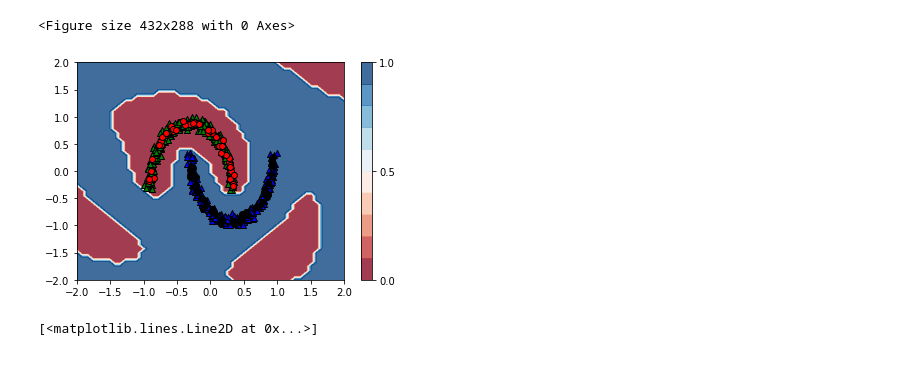
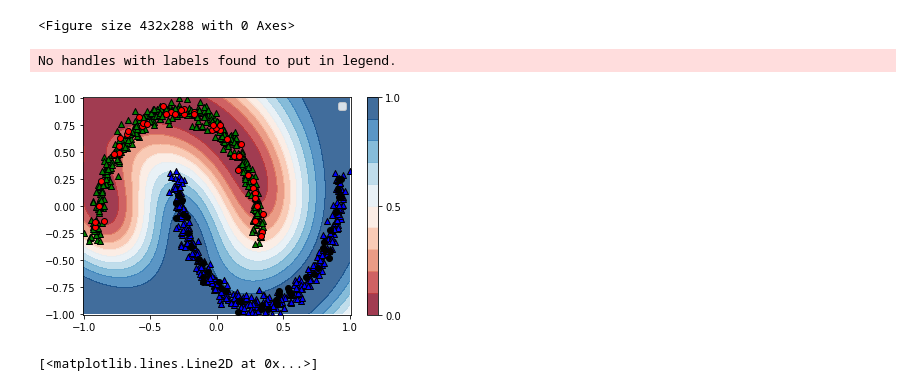
Before and after one commit to kareem1925/Ismailia-school-of-AI, a Jupyter notebook: quantum_gradients/universal_qubit_classifier_gradient_descent.ipynb, the cells around one changed output. Cells and saved outputs as stored; diff of their text form; code cells hidden in the pictures.

Commit message:
added figure and saved weights

```diff
--- a/quantum_gradients/universal_qubit_classifier_gradient_descent.ipynb
+++ b/quantum_gradients/universal_qubit_classifier_gradient_descent.ipynb
@@ -223,7 +223,7 @@ print(classification_report(np.array(pred).round(),y_test))
    macro avg       1.00      1.00      1.00        90
 weighted avg       1.00      1.00      1.00        90
 # %%
-xx, yy = np.meshgrid(np.linspace(-2, 2, 50), np.linspace(-2, 2, 50))
+xx, yy = np.meshgrid(np.linspace(-1, 1, 150), np.linspace(-1, 1, 150))
 X_grid = [np.array([x, y]) for x, y in zip(xx.flatten(), yy.flatten())]
 #X_grid = scale.transform(X_grid)
 #X_grid = MinMaxScaler(feature_range=(-1,1)).fit_transform(X_grid)
@@ -233,20 +233,22 @@ predictions_grid = [predict(var, x) for x in X_grid]
 # %% [output]
 <Figure size 432x288 with 0 Axes>
 # %%
-Z = np.reshape(predictions_grid, xx.shape).round()
+Z = np.reshape(predictions_grid, xx.shape)
 cm = plt.cm.RdBu
 cnt = plt.contourf(xx, yy, Z, levels=np.arange(0., 1.1, 0.1), cmap=cm, alpha=.8)
 plt.colorbar(cnt, ticks=[0, 0.5, 1])
-plt.scatter(x_train[:, 0][y_train==0], x_train[:, 1][y_train==0], c='g', marker='^', edgecolors='k')
+plt.scatter(x_train[:, 0][y_train==0], x_train[:, 1][y_train==0], c='g', marker='^', edgecolors='k',)
 plt.scatter(x_train[:, 0][y_train==1], x_train[:, 1][y_train==1], c='b', marker='^', edgecolors='k')
 plt.scatter(x_test[:, 0][y_test==0], x_test[:, 1][y_test==0], c='r', marker='o', edgecolors='k')
 plt.scatter(x_test[:, 0][y_test==1], x_test[:, 1][y_test==1], c='black', marker='o', edgecolors='k')
 
-#plt.ylim(-1.02, 1.02)
-#plt.xlim(-1.02, 1.02)
+plt.ylim(-1.008, 1.008)
+plt.xlim(-1.008, 1.008)
+
 plt.show()
 # %% [output]
+No handles with labels found to put in legend.
-[figure, old version]
+[figure, new version]
 # %%
 plt.plot(range(400),test_loss)
 # %% [output]
```
Also changed, not shown: 2 other files.
